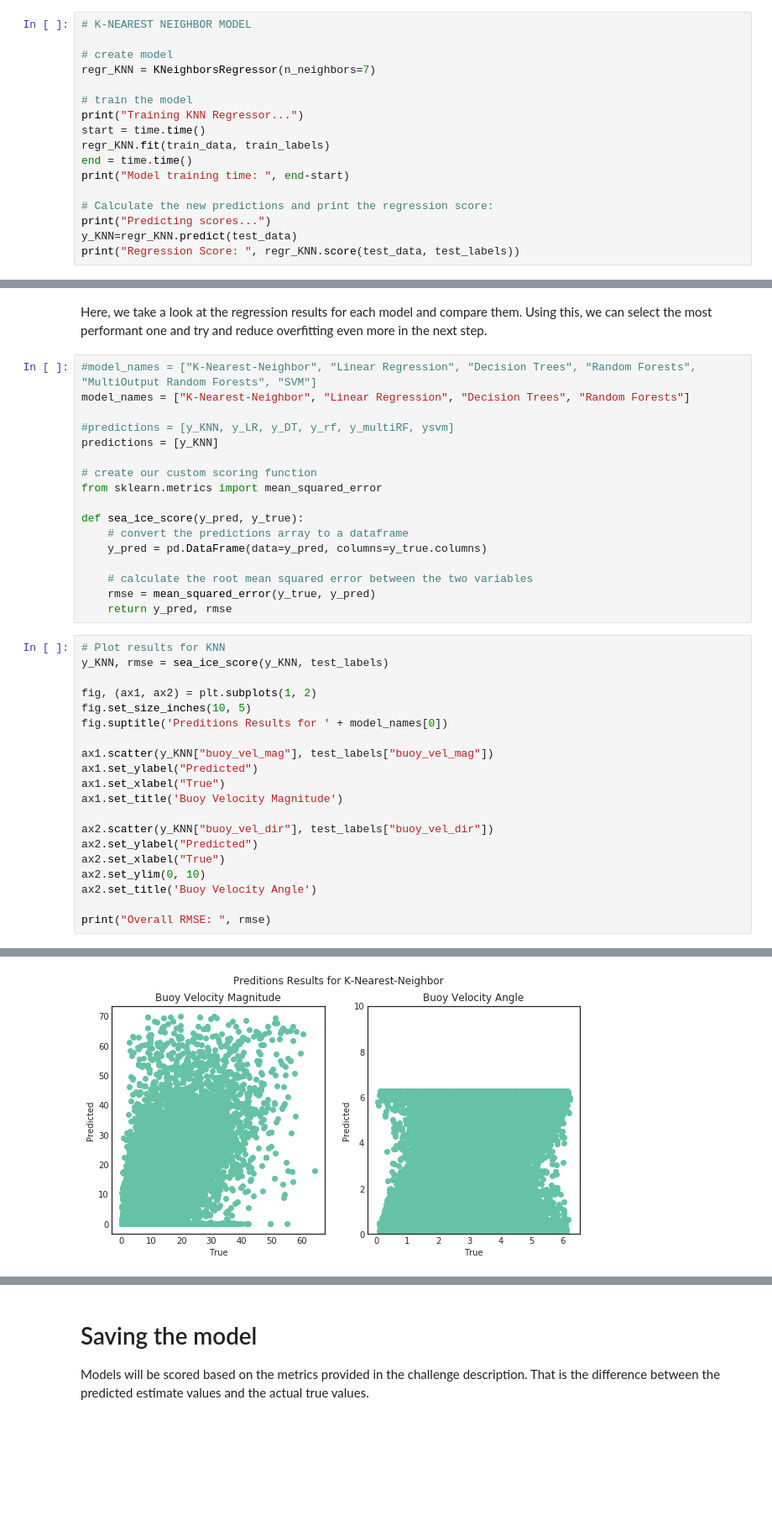
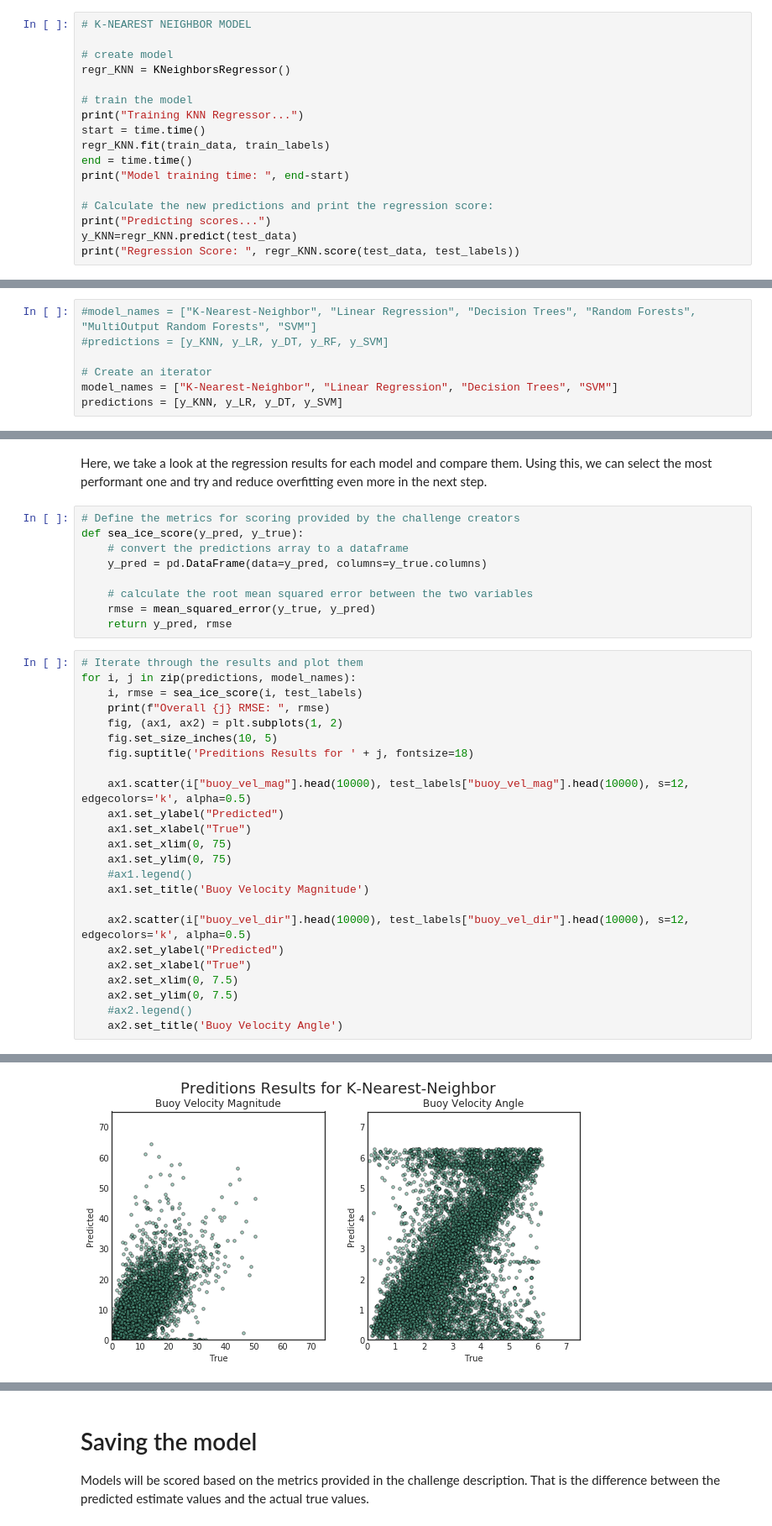
Before and after one commit to Climate-Crisis-AI-Team-Vel-Ice/sea-ice-challenge, a Jupyter notebook: sea_ice_data_ML_analysis.ipynb, the cells around one changed output, grey strips where cells are left out. Shown at 84% size. Drawn from its saved outputs; the diff is of its cells as text; blank space fills up the shorter version.

```diff
--- a/sea_ice_data_ML_analysis.ipynb
+++ b/sea_ice_data_ML_analysis.ipynb
@@ -169,7 +211,7 @@ Create a series of models and calculate the predictions.
 # K-NEAREST NEIGHBOR MODEL
 
 # create model
-regr_KNN = KNeighborsRegressor(n_neighbors=7)
+regr_KNN = KNeighborsRegressor()
 
 # train the model
 print("Training KNN Regressor...")
@@ -341,0 +352,7 @@ print("Regression Score: ", regr_svm.score(test_data, test_labels))
+# %%
+#model_names = ["K-Nearest-Neighbor", "Linear Regression", "Decision Trees", "Random Forests", "MultiOutput Random Forests", "SVM"]
+#predictions = [y_KNN, y_LR, y_DT, y_RF, y_SVM]
+
+# Create an iterator
+model_names = ["K-Nearest-Neighbor", "Linear Regression", "Decision Trees", "SVM"]
+predictions = [y_KNN, y_LR, y_DT, y_SVM]
@@ -344,15 +390,7 @@ print("Regression Score: ", regr_svm.score(test_data, test_labels))
 # %% [markdown]
 Here, we take a look at the regression results for each model and compare them. Using this, we can select the most performant one and try and reduce overfitting even more in the next step.
 # %%
-#model_names = ["K-Nearest-Neighbor", "Linear Regression", "Decision Trees", "Random Forests", "MultiOutput Random Forests", "SVM"]
-model_names = ["K-Nearest-Neighbor", "Linear Regression", "Decision Trees", "Random Forests"]
-
-#predictions = [y_KNN, y_LR, y_DT, y_rf, y_multiRF, ysvm]
-predictions = [y_KNN]
-
-# create our custom scoring function
-from sklearn.metrics import mean_squared_error
-
+# Define the metrics for scoring provided by the challenge creators
 def sea_ice_score(y_pred, y_true):
     # convert the predictions array to a dataframe
     y_pred = pd.DataFrame(data=y_pred, columns=y_true.columns)
@@ -361,23 +399,27 @@ def sea_ice_score(y_pred, y_true):
     rmse = mean_squared_error(y_true, y_pred)
     return y_pred, rmse
 # %%
-# Plot results for KNN
-y_KNN, rmse = sea_ice_score(y_KNN, test_labels)
+# Iterate through the results and plot them
+for i, j in zip(predictions, model_names):
+    i, rmse = sea_ice_score(i, test_labels)
+    print(f"Overall {j} RMSE: ", rmse)
+    fig, (ax1, ax2) = plt.subplots(1, 2)
+    fig.set_size_inches(10, 5)
+    fig.suptitle('Preditions Results for ' + j, fontsize=18)
 
-fig, (ax1, ax2) = plt.subplots(1, 2)
-fig.set_size_inches(10, 5)
-fig.suptitle('Preditions Results for ' + model_names[0])
+    ax1.scatter(i["buoy_vel_mag"].head(10000), test_labels["buoy_vel_mag"].head(10000), s=12, edgecolors='k', alpha=0.5)
+    ax1.set_ylabel("Predicted")
+    ax1.set_xlabel("True")
+    ax1.set_xlim(0, 75)
+    ax1.set_ylim(0, 75)
+    #ax1.legend()
+    ax1.set_title('Buoy Velocity Magnitude')
 
-ax1.scatter(y_KNN["buoy_vel_mag"], test_labels["buoy_vel_mag"])
-ax1.set_ylabel("Predicted")
-ax1.set_xlabel("True")
-ax1.set_title('Buoy Velocity Magnitude')
-
-ax2.scatter(y_KNN["buoy_vel_dir"], test_labels["buoy_vel_dir"])
-ax2.set_ylabel("Predicted")
-ax2.set_xlabel("True")
-ax2.set_ylim(0, 10)
-ax2.set_title('Buoy Velocity Angle')
-
-print("Overall RMSE: ", rmse)
+    ax2.scatter(i["buoy_vel_dir"].head(10000), test_labels["buoy_vel_dir"].head(10000), s=12, edgecolors='k', alpha=0.5)
+    ax2.set_ylabel("Predicted")
+    ax2.set_xlabel("True")
+    ax2.set_xlim(0, 7.5)
+    ax2.set_ylim(0, 7.5)
+    #ax2.legend()
+    ax2.set_title('Buoy Velocity Angle')
 # %% [output]
@@ -385 +430 @@ Overall RMSE:  21.058419383996217
-[figure, old version]
+[figure, new version]
```
Also changed, not shown: parts of 43 cells of this notebook.
